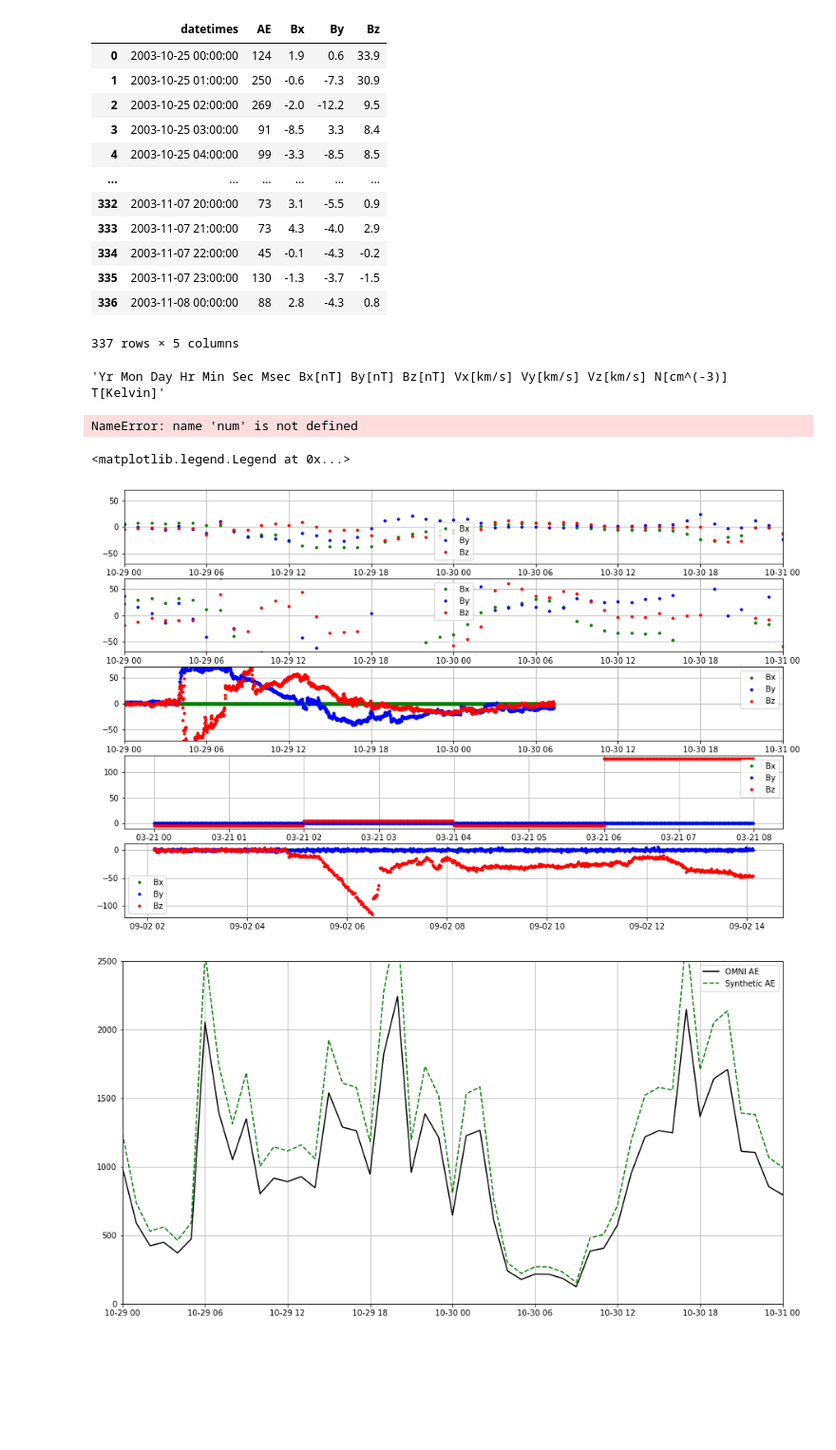
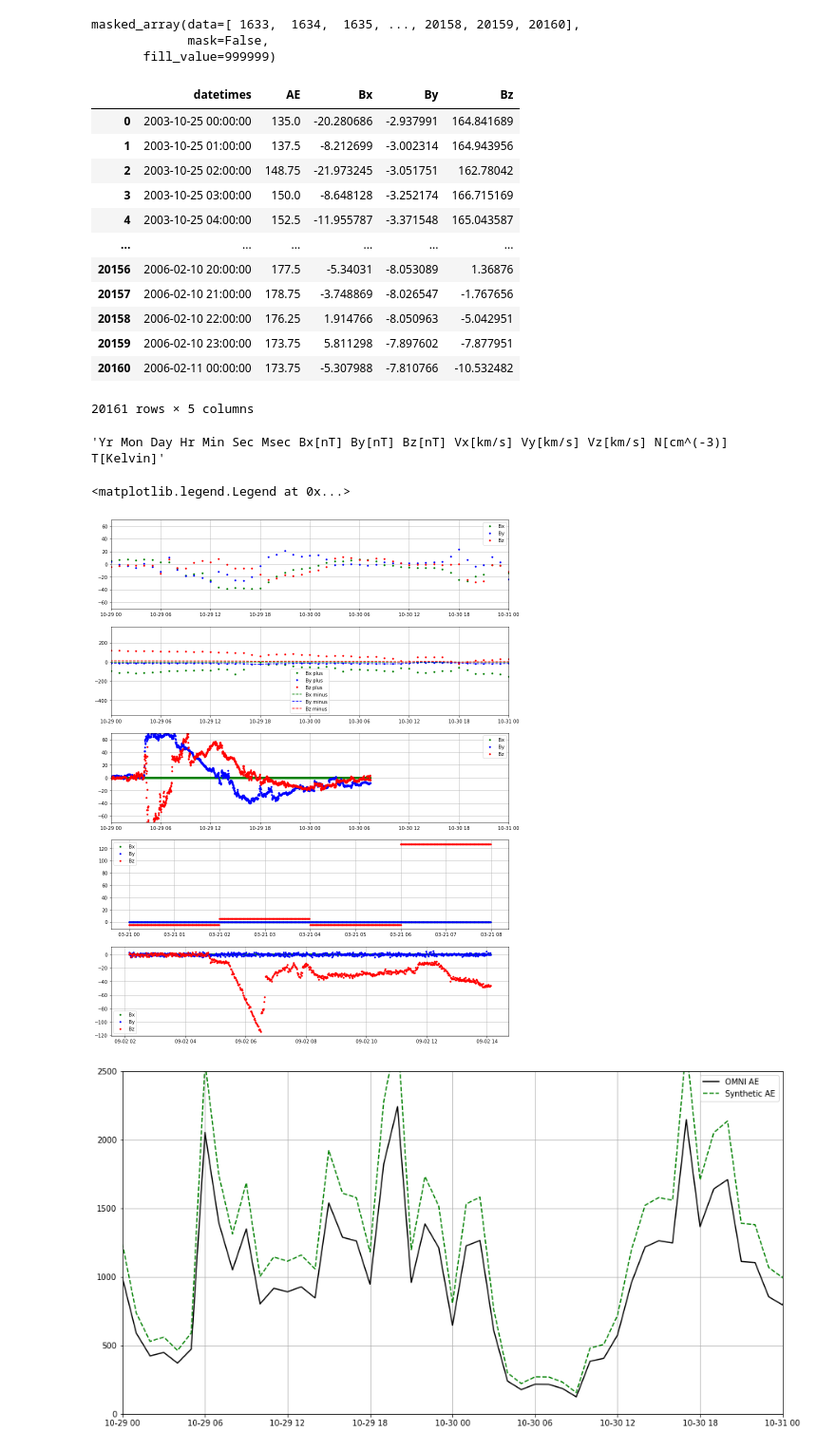
Before and after one commit to rmcgranaghan/NSF_CHESS, a Jupyter notebook: SyntheticEnvironment/Visualize_SolarWindData.ipynb, the cells around one changed output. Shown at 95% size. Saved outputs shown, nothing was run; the diff lists cells and outputs as text; code cells hidden in the pictures; blank space fills up the shorter version.

Commit message:
updated SW viz, added new synthetic data (Ngwira 2014)

```diff
--- a/SyntheticEnvironment/Visualize_SolarWindData.ipynb
+++ b/SyntheticEnvironment/Visualize_SolarWindData.ipynb
@@ -192,9 +195,0 @@ array([[ 124,  124],
-# %%
-# Prepare event 1 data
-dt_event1 = []
-base_dt_event1 = dt.datetime(2003,10,25)
-for d in range(len(event1.variables['datetime'])):
-    dt_event1.append(base_dt_event1 + dt.timedelta(hours=int(event1.variables['datetime'][d].data)))
-
-pd_event1 = pd.DataFrame(np.column_stack([dt_event1,event1.variables['AE-index'][:].data,event1.variables['BX'][:].data,event1.variables['BY'][:].data,event1.variables['BZ'][:].data]),
-                                         columns=['datetimes','AE','Bx','By','Bz'])
@@ -200,0 +222,6 @@ pd_event1 = pd.DataFrame(np.column_stack([dt_event1,event1.variables['AE-index']
+# %%
+event1_plus.variables['datetime'][pd_event1_plus['datetimes'] > dt.datetime(2004,1,1)]
+# %% [output]
+masked_array(data=[ 1633,  1634,  1635, ..., 20158, 20159, 20160],
+             mask=False,
+       fill_value=999999)
@@ -201,19 +249,19 @@ pd_event1 = pd.DataFrame(np.column_stack([dt_event1,event1.variables['AE-index']
 # %%
-pd_event1
+pd_event1_plus
 # %% [output]
 |  | datetimes | AE | Bx | By | Bz |
-| 0 | 2003-10-25 00:00:00 | 124 | 1.9 | 0.6 | 33.9 |
-| 1 | 2003-10-25 01:00:00 | 250 | -0.6 | -7.3 | 30.9 |
-| 2 | 2003-10-25 02:00:00 | 269 | -2.0 | -12.2 | 9.5 |
-| 3 | 2003-10-25 03:00:00 | 91 | -8.5 | 3.3 | 8.4 |
-| 4 | 2003-10-25 04:00:00 | 99 | -3.3 | -8.5 | 8.5 |
+| 0 | 2003-10-25 00:00:00 | 135.0 | -20.280686 | -2.937991 | 164.841689 |
+| 1 | 2003-10-25 01:00:00 | 137.5 | -8.212699 | -3.002314 | 164.943956 |
+| 2 | 2003-10-25 02:00:00 | 148.75 | -21.973245 | -3.051751 | 162.78042 |
+| 3 | 2003-10-25 03:00:00 | 150.0 | -8.648128 | -3.252174 | 166.715169 |
+| 4 | 2003-10-25 04:00:00 | 152.5 | -11.955787 | -3.371548 | 165.043587 |
 | ... | ... | ... | ... | ... | ... |
-| 332 | 2003-11-07 20:00:00 | 73 | 3.1 | -5.5 | 0.9 |
-| 333 | 2003-11-07 21:00:00 | 73 | 4.3 | -4.0 | 2.9 |
-| 334 | 2003-11-07 22:00:00 | 45 | -0.1 | -4.3 | -0.2 |
-| 335 | 2003-11-07 23:00:00 | 130 | -1.3 | -3.7 | -1.5 |
-| 336 | 2003-11-08 00:00:00 | 88 | 2.8 | -4.3 | 0.8 |
+| 20156 | 2006-02-10 20:00:00 | 177.5 | -5.34031 | -8.053089 | 1.36876 |
+| 20157 | 2006-02-10 21:00:00 | 178.75 | -3.748869 | -8.026547 | -1.767656 |
+| 20158 | 2006-02-10 22:00:00 | 176.25 | 1.914766 | -8.050963 | -5.042951 |
+| 20159 | 2006-02-10 23:00:00 | 173.75 | 5.811298 | -7.897602 | -7.877951 |
+| 20160 | 2006-02-11 00:00:00 | 173.75 | -5.307988 | -7.810766 | -10.532482 |
-337 rows × 5 columns
+20161 rows × 5 columns
 # %%
 # Header information for event2
 event2[0]
@@ -257,10 +305,6 @@ By_event3 = [float(event3[l].split()[8]) for l in range(3,len(event3)-1)]
 Bz_event3 = [float(event3[l].split()[9]) for l in range(3,len(event3)-1)]
 
 pd_event3 = pd.DataFrame(np.column_stack([dt_event3,Bx_event3,By_event3,Bz_event3]),columns=['datetimes','Bx','By','Bz'])
-# %%
-num('500.0')
-# %% [output]
-NameError: name 'num' is not defined
 # %%
 # Prepare event 4 data
 # Year, Month, Day, Hour, Minute, Second, Milisecond, Bx(nT), By(nT), Bz(nT), Vx(km/s), Vy(km/s), Vz(km/s), n(cm^-3), T(K)
@@ -282,7 +326,7 @@ Bz_event4 = [float(event4[l].split()[9]) for l in range(9,len(event4)-1)]
 
 pd_event4 = pd.DataFrame(np.column_stack([dt_event4,Bx_event4,By_event4,Bz_event4]),columns=['datetimes','Bx','By','Bz'])
 # %%
-fig = plt.figure(figsize=(15,10))
+fig = plt.figure(figsize=(15,20))
 
 ylim_low = -70
 ylim_high = 70
@@ -313,21 +357,34 @@ plt.grid(True)
 
 
 ax2 = fig.add_subplot(512)
-ax2.plot(pd_event1['datetimes'],
-         pd_event1['Bx'],
+ax2.plot(pd_event1_plus['datetimes'],
+         pd_event1_plus['Bx'],
          'g.',
-         label='Bx')
-ax2.plot(pd_event1['datetimes'],
-         pd_event1['By'],
+         label='Bx plus')
+ax2.plot(pd_event1_plus['datetimes'],
+         pd_event1_plus['By'],
          'b.',
-         label='By')
-ax2.plot(pd_event1['datetimes'],
-         pd_event1['Bz'],
+         label='By plus')
+ax2.plot(pd_event1_plus['datetimes'],
+         pd_event1_plus['Bz'],
          'r.',
-         label='Bz')
+         label='Bz plus')
+
+ax2.plot(pd_event1_minus['datetimes'],
+         pd_event1_minus['Bx'],
+         'g--',
+         label='Bx minus')
+ax2.plot(pd_event1_minus['datetimes'],
+         pd_event1_minus['By'],
+         'b--',
+         label='By minus')
+ax2.plot(pd_event1_minus['datetimes'],
+         pd_event1_minus['Bz'],
+         'r--',
+         label='Bz minus')
 plt.xlim(dt.datetime(2003,10,29),
          dt.datetime(2003,10,31),)
-plt.ylim(ylim_low,ylim_high)
+# plt.ylim(ylim_low,ylim_high)
 plt.grid(True)
 plt.legend()
 
@@ -366,34 +423,34 @@ ax4.plot(pd_event3['datetimes'],
          'r.',
          label='Bz')
 # plt.xlim(dt.datetime(2003,10,29),
 #          dt.datetime(2003,10,31),)
 # plt.ylim(ylim_low,ylim_high)
 plt.grid(True)
 plt.legend()
 
 
 
 ax5 = fig.add_subplot(515)
 ax5.plot(pd_event4['datetimes'],
          pd_event4['Bx'],
          'g.',
          label='Bx')
 ax5.plot(pd_event4['datetimes'],
          pd_event4['By'],
          'b.',
          label='By')
 ax5.plot(pd_event4['datetimes'],
          pd_event4['Bz'],
          'r.',
          label='Bz')
 # plt.xlim(dt.datetime(2003,10,29),
 #          dt.datetime(2003,10,31),)
 # plt.ylim(ylim_low,ylim_high)
 plt.grid(True)
 plt.legend()
 # %% [output]
 <matplotlib.legend.Legend at 0x...>
-[figure, old version]
+[figure, new version]
 # %%
 fig = plt.figure(figsize=(15,8))
 
```
Also changed, not shown: parts of 6 cells of this notebook, 2 other files.
